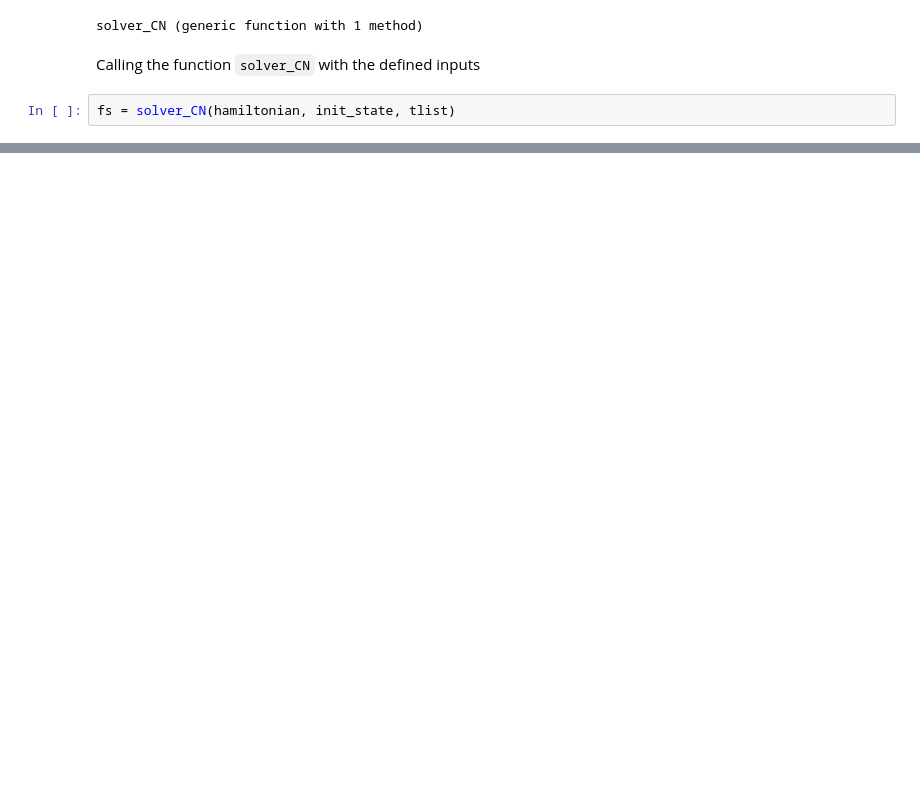
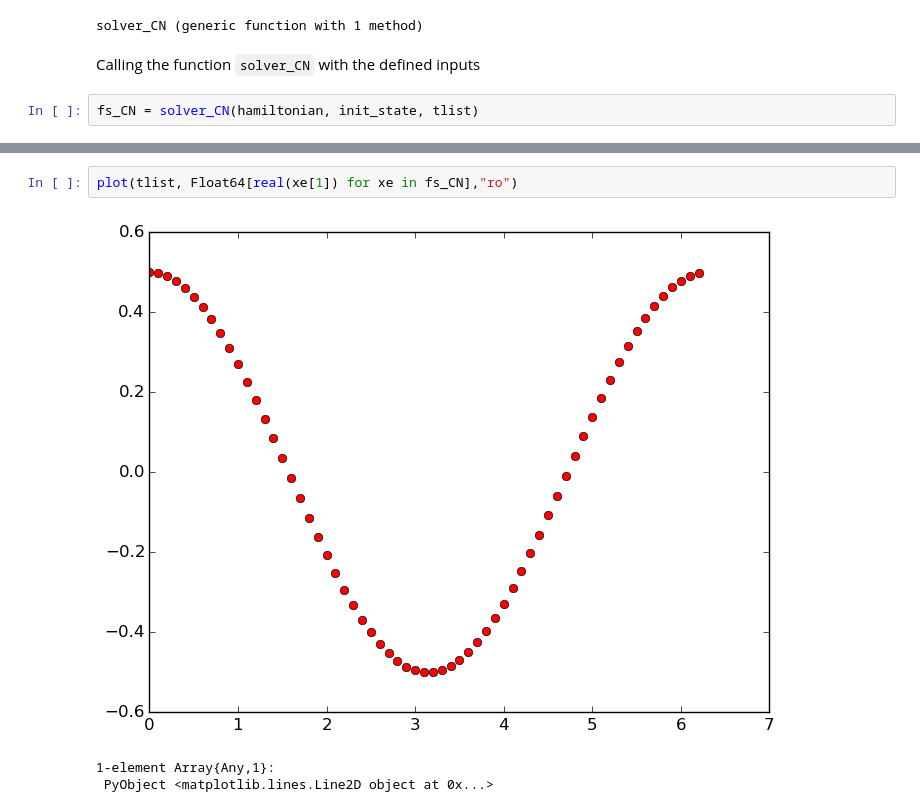
Before and after one commit to amitjamadagni/Notes-Notebooks, a Jupyter notebook: Notebooks/Solvers.ipynb, the cells around one changed output, grey strips where cells are left out. Cells and saved outputs as stored; diff of their text form; blank space fills up the shorter version.

```diff
--- a/Notebooks/Solvers.ipynb
+++ b/Notebooks/Solvers.ipynb
@@ -147,5 +167,5 @@ solver_CN (generic function with 1 method)
 # %% [markdown]
 Calling the function `solver_CN` with the defined inputs
 # %%
-fs = solver_CN(hamiltonian, init_state, tlist)
+fs_CN = solver_CN(hamiltonian, init_state, tlist)
 # %% [output]
@@ -153,0 +189,6 @@ while loading In[23], in expression starting on line 1
+# %%
+plot(tlist, Float64[real(xe[1]) for xe in fs_CN],"ro")
+# %% [output]
+[figure, added]
+1-element Array{Any,1}:
+ PyObject <matplotlib.lines.Line2D object at 0x...>
```
Also changed, not shown: parts of 20 cells of this notebook.
